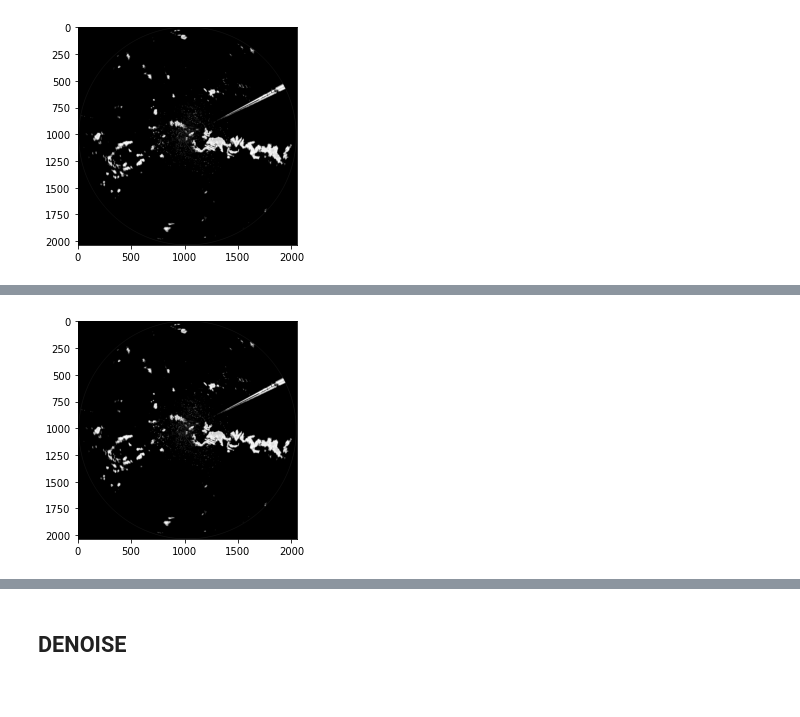
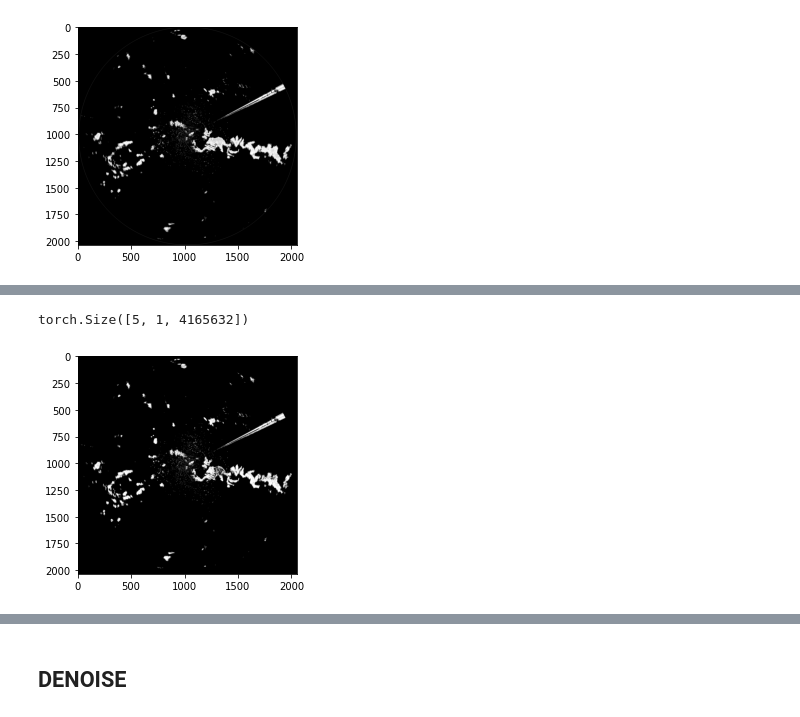
Before and after one commit to One-Night-Miracle/Data-Science-Project-2-2021-2-Nowcasting, a Jupyter notebook: python-notebooks/denoise.ipynb, the cells around one changed output, grey strips where cells are left out. Saved outputs shown, nothing was run; the diff lists cells and outputs as text; code cells hidden in the pictures.

Commit message:
Test creating dataset dataloader

```diff
--- a/python-notebooks/denoise.ipynb
+++ b/python-notebooks/denoise.ipynb
@@ -45,0 +53,6 @@ dl.data[0].max()
+# %%
+normalizer = normalizer_std(data_train[:5]) # We will normalize everything based on x_train
+# %%
+train_dataset = RainfallDataset(data_train, normalizer)
+# %%
+train_loader = DataLoader(train_dataset, batch_size=5, shuffle=False, pin_memory=True)
@@ -45,0 +61,2 @@ dl.data[0].max()
+# %%
+train_item = next(iter(train_loader))
@@ -46,5 +65,9 @@ dl.data[0].max()
+# %%
+train_item.shape
+# %% [output]
+torch.Size([5, 1, 4165632])
 # %%
-plt.imshow(dl.data[0][0], cmap='gray')
+plt.imshow(train_item[0].reshape((2034,2048)), cmap='gray')
 plt.show()
 # %% [output]
-[figure, old version]
+[figure, new version]
```
Also changed, not shown: parts of 12 cells of this notebook.
